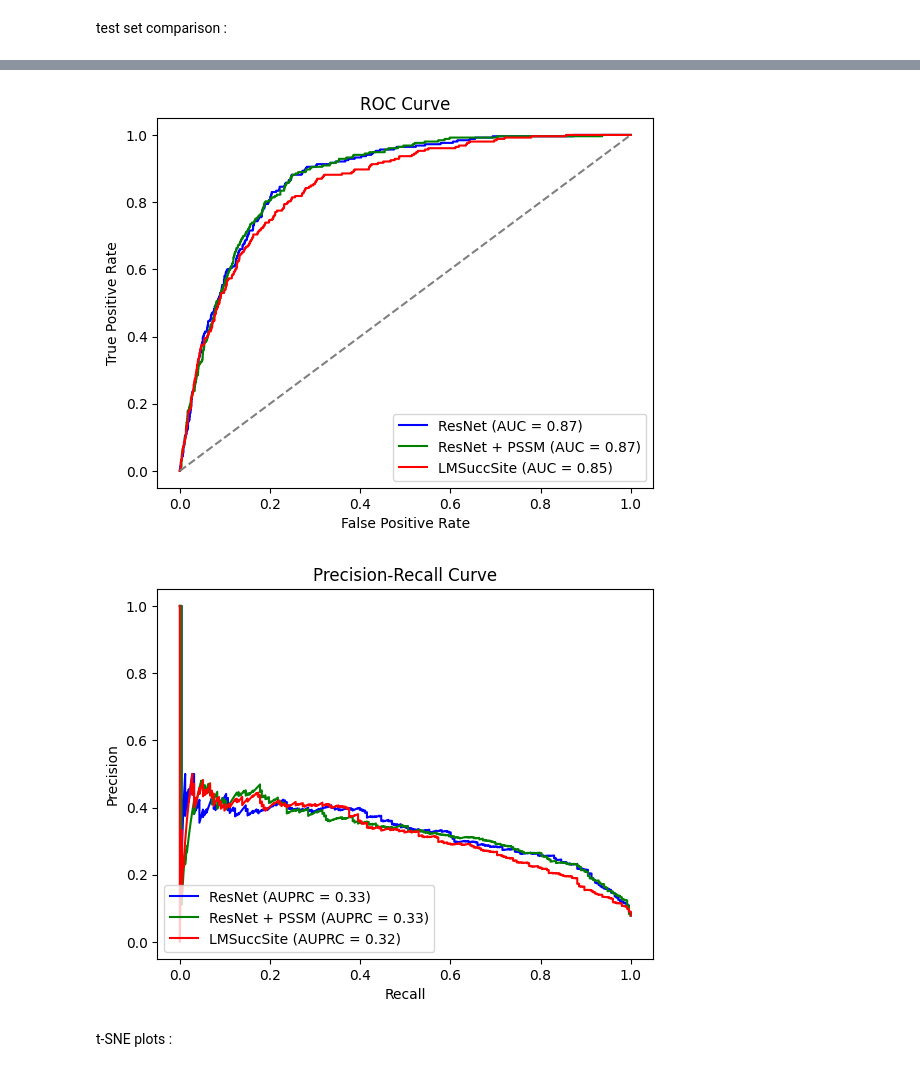
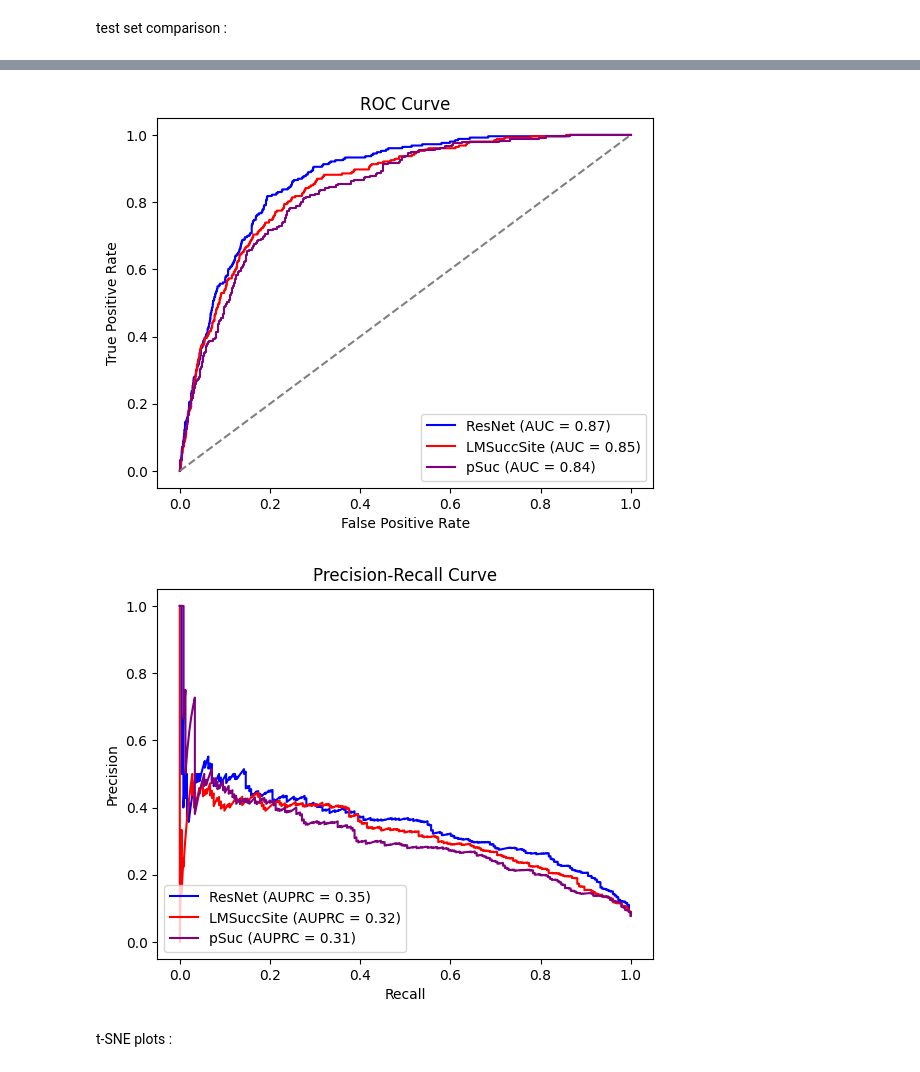
Before and after one commit to Sheldor7701/ResLysEmbed, a Jupyter notebook: Training_Code.ipynb, the cells around one changed output, grey strips where cells are left out. Saved outputs shown, nothing was run; the diff lists cells and outputs as text; code cells hidden in the pictures.

```diff
--- a/Training_Code.ipynb
+++ b/Training_Code.ipynb
@@ -1512,27 +1494,34 @@ test set comparison :
 from keras.models import load_model
 
 res_model = load_model('Thesis-Results/Models/Full Models/res_model.h5')
-res_pssm_model = load_model('Thesis-Results/Models/Full Models/res_pssm_model.h5')
+# res_pssm_model = load_model('Thesis-Results/Models/Full Models/res_pssm_model.h5')
 
 y_prob_res = res_model.predict([X_test_num, X_test_embeddings])
 y_pred_res = (y_prob_res > 0.5).astype(int)
 
-y_prob_res_pssm = res_pssm_model.predict([X_test_num, X_test_embeddings, X_test_PSSM])
-y_pred_res_pssm = (y_prob_res_pssm > 0.5).astype(int)
+# y_prob_res_pssm = res_pssm_model.predict([X_test_num, X_test_embeddings, X_test_PSSM])
+# y_pred_res_pssm = (y_prob_res_pssm > 0.5).astype(int)
 
 y_prob_LM = np.load('Thesis-Results/LM_y_prob.npy')
 y_pred_LM = (y_prob_LM > 0.5).astype(int)
+
+pSuc_df = pd.read_csv('Thesis-Results/pSuc_EDBM_result/proba.csv')
+y_prob_pSuc = pSuc_df['probability'].values
+y_pred_pSuc = (y_prob_pSuc > 0.5).astype(int)
+y_true_pSuc = pSuc_df['label'].values
 
 from sklearn.metrics import roc_auc_score, average_precision_score, roc_curve, precision_recall_curve
 import matplotlib.pyplot as plt
 
 fpr_res, tpr_res, _ = roc_curve(y_test, y_prob_res)
-fpr_res_pssm, tpr_res_pssm, _ = roc_curve(y_test, y_prob_res_pssm)
+# fpr_res_pssm, tpr_res_pssm, _ = roc_curve(y_test, y_prob_res_pssm)
 fpr_lm, tpr_lm, _ = roc_curve(y_test, y_prob_LM)
+fpr_pSuc, tpr_pSuc, _ = roc_curve(y_true_pSuc, y_prob_pSuc)
 plt.figure()
 plt.plot(fpr_res, tpr_res, color='blue', label='ResNet (AUC = %0.2f)' % roc_auc_score(y_test, y_prob_res))
-plt.plot(fpr_res_pssm, tpr_res_pssm, color='green', label='ResNet + PSSM (AUC = %0.2f)' % roc_auc_score(y_test, y_prob_res_pssm))
+# plt.plot(fpr_res_pssm, tpr_res_pssm, color='green', label='ResNet + PSSM (AUC = %0.2f)' % roc_auc_score(y_test, y_prob_res_pssm))
 plt.plot(fpr_lm, tpr_lm, color='red', label='LMSuccSite (AUC = %0.2f)' % roc_auc_score(y_test, y_prob_LM))
+plt.plot(fpr_pSuc, tpr_pSuc, color='purple', label='pSuc (AUC = %0.2f)' % roc_auc_score(y_true_pSuc, y_prob_pSuc))
 plt.plot([0, 1], [0, 1], color='gray', linestyle='--')
 plt.xlabel('False Positive Rate')
 plt.ylabel('True Positive Rate')
@@ -1542,12 +1531,14 @@ plt.savefig('ROC_curve_test_set.pdf', format='pdf', bbox_inches='tight')
 plt.show()
 
 precision_res, recall_res, _ = precision_recall_curve(y_test, y_prob_res)
-precision_res_pssm, recall_res_pssm, _ = precision_recall_curve(y_test, y_prob_res_pssm)
+# precision_res_pssm, recall_res_pssm, _ = precision_recall_curve(y_test, y_prob_res_pssm)
 precision_lm, recall_lm, _ = precision_recall_curve(y_test, y_prob_LM)
+precision_pSuc, recall_pSuc, _ = precision_recall_curve(y_true_pSuc, y_prob_pSuc)
 plt.figure()
 plt.plot(recall_res, precision_res, color='blue', label='ResNet (AUPRC = %0.2f)' % average_precision_score(y_test, y_prob_res))
-plt.plot(recall_res_pssm, precision_res_pssm, color='green', label='ResNet + PSSM (AUPRC = %0.2f)' % average_precision_score(y_test, y_prob_res_pssm))
+# plt.plot(recall_res_pssm, precision_res_pssm, color='green', label='ResNet + PSSM (AUPRC = %0.2f)' % average_precision_score(y_test, y_prob_res_pssm))
 plt.plot(recall_lm, precision_lm, color='red', label='LMSuccSite (AUPRC = %0.2f)' % average_precision_score(y_test, y_prob_LM))
+plt.plot(recall_pSuc, precision_pSuc, color='purple', label='pSuc (AUPRC = %0.2f)' % average_precision_score(y_true_pSuc, y_prob_pSuc))
 plt.xlabel('Recall')
 plt.ylabel('Precision')
 plt.title('Precision-Recall Curve')
@@ -1562,4 +1551,4 @@ WARNING:absl:Compiled the loaded model, but the compiled metrics have yet to be
-[figure, old version]
+[figure, new version]
-[figure, old version]
+[figure, new version]
 # %% [markdown]
 t-SNE plots :
```
Also changed, not shown: parts of 16 cells of this notebook, 2 other files.
